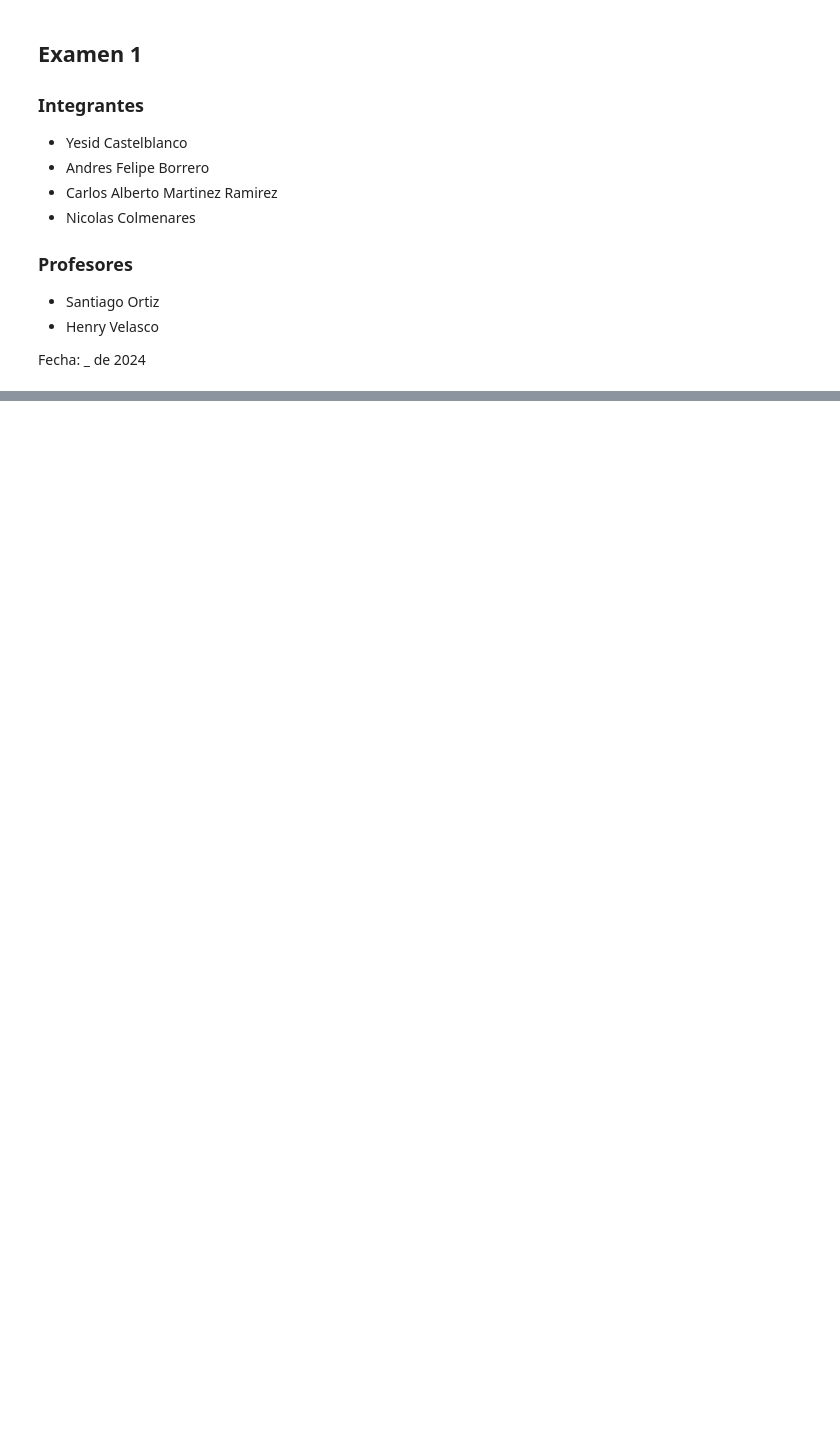
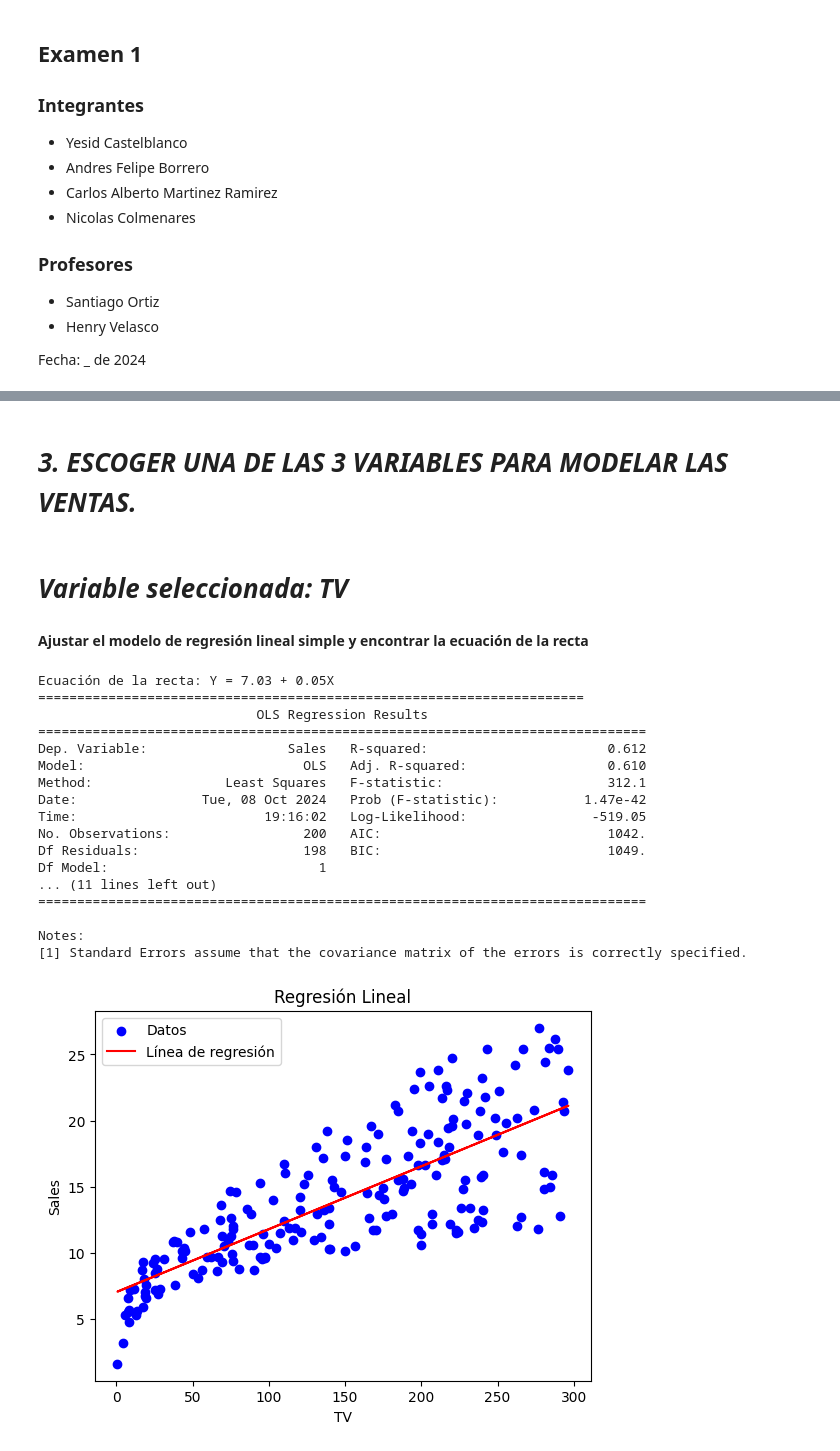
Before and after one commit to cam2149/MachinelearningI, a Jupyter notebook: Examen1_Ejercicio4.ipynb, the cells around one changed output, grey strips where cells are left out. Drawn from its saved outputs; the diff is of its cells as text; code cells hidden in the pictures; blank space fills up the shorter version.

```diff
--- a/Examen1_Ejercicio4.ipynb
+++ b/Examen1_Ejercicio4.ipynb
@@ -209,0 +449,46 @@ _ = plt.legend()
+# %% [markdown]
+# ***3. ESCOGER UNA DE LAS 3 VARIABLES PARA MODELAR LAS VENTAS.***
+# %% [markdown]
+# ***Variable seleccionada: TV***
+# %% [markdown]
+**Ajustar el modelo de regresión lineal simple y encontrar la ecuación de la recta**
+# %%
+X = sm.add_constant(df_filtro['TV']) # variable independiente, predictora
+Y = df_filtro['Sales'] # variable dependiente
+
+# Para este ajuste, vamos a usar el método de minimos cuadrados ordinarios (OLS)
+
+model = sm.OLS(Y, X).fit()
+intercepto = model.params.iloc[0]
+pendiente = model.params.iloc[1]
+print(f'Ecuación de la recta: Y = {intercepto:.2f} + {pendiente:.2f}X')
+print('======================================================================')
+print(model.summary())
+
+# Graficar los datos y la línea de regresión
+plt.scatter(df_filtro['TV'], df_filtro['Sales'], color='blue', label='Datos')
+plt.plot(df_filtro['TV'], model.predict(X), color='red', label='Línea de regresión')
+plt.xlabel('TV')
+plt.ylabel('Sales')
+plt.title('Regresión Lineal')
+plt.legend()
+plt.show()
+# %% [output]
+Ecuación de la recta: Y = 7.03 + 0.05X
+======================================================================
+                            OLS Regression Results
+==============================================================================
+Dep. Variable:                  Sales   R-squared:                       0.612
+Model:                            OLS   Adj. R-squared:                  0.610
+Method:                 Least Squares   F-statistic:                     312.1
+Date:                Tue, 08 Oct 2024   Prob (F-statistic):           1.47e-42
+Time:                        19:16:02   Log-Likelihood:                -519.05
+No. Observations:                 200   AIC:                             1042.
+Df Residuals:                     198   BIC:                             1049.
+Df Model:                           1
+... (11 lines left out)
+==============================================================================
+
+Notes:
+[1] Standard Errors assume that the covariance matrix of the errors is correctly specified.
+[figure, added]
```
Also changed, not shown: parts of 47 cells of this notebook.
